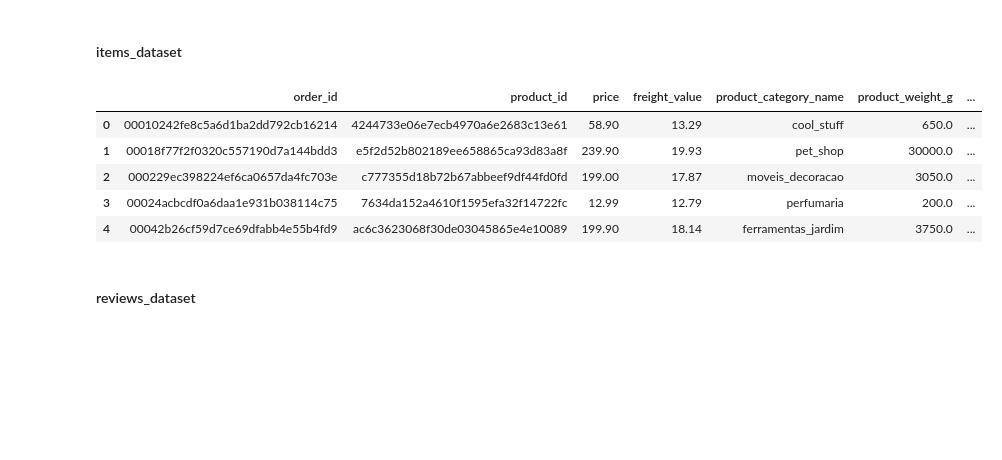
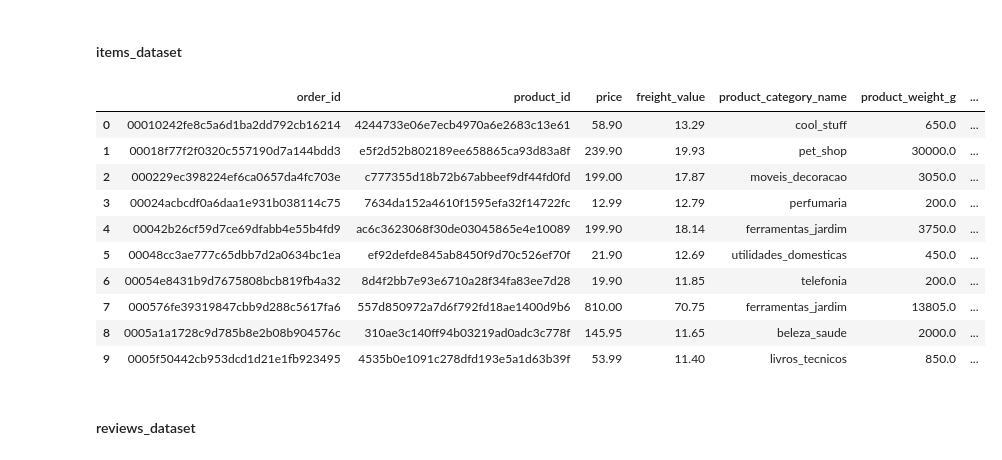
Before and after one commit to felipepitta/PUC_Brazilian_Ecommerce, a Jupyter notebook: Code_Brazilian_Ecommerce.ipynb, the cells around one changed output. Saved outputs shown, nothing was run; the diff lists cells and outputs as text; code cells hidden in the pictures; blank space fills up the shorter version.

```diff
--- a/Code_Brazilian_Ecommerce.ipynb
+++ b/Code_Brazilian_Ecommerce.ipynb
@@ -220,22 +236,27 @@ products_trat.head()
 # %%
 # Dropar colunas
 items_trat = items.drop(['order_item_id', 'shipping_limit_date', 'seller_id'], axis=1)
 
 # Join com produtos
 items_trat = items_trat.merge(products_trat, left_on='product_id', right_on='product_id', how='left')
 
 # Remover duplicatas
 items_trat = items_trat.drop_duplicates()
 
 # Exibir df
-items_trat.head()
+items_trat.head(10)
 # %% [output]
 |  | order_id | product_id | price | freight_value | product_category_name | product_weight_g | ... |
 | 0 | 00010242fe8c5a6d1ba2dd792cb16214 | 4244733e06e7ecb4970a6e2683c13e61 | 58.90 | 13.29 | cool_stuff | 650.0 | ... |
 | 1 | 00018f77f2f0320c557190d7a144bdd3 | e5f2d52b802189ee658865ca93d83a8f | 239.90 | 19.93 | pet_shop | 30000.0 | ... |
 | 2 | 000229ec398224ef6ca0657da4fc703e | c777355d18b72b67abbeef9df44fd0fd | 199.00 | 17.87 | moveis_decoracao | 3050.0 | ... |
 | 3 | 00024acbcdf0a6daa1e931b038114c75 | 7634da152a4610f1595efa32f14722fc | 12.99 | 12.79 | perfumaria | 200.0 | ... |
 | 4 | 00042b26cf59d7ce69dfabb4e55b4fd9 | ac6c3623068f30de03045865e4e10089 | 199.90 | 18.14 | ferramentas_jardim | 3750.0 | ... |
+| 5 | 00048cc3ae777c65dbb7d2a0634bc1ea | ef92defde845ab8450f9d70c526ef70f | 21.90 | 12.69 | utilidades_domesticas | 450.0 | ... |
+| 6 | 00054e8431b9d7675808bcb819fb4a32 | 8d4f2bb7e93e6710a28f34fa83ee7d28 | 19.90 | 11.85 | telefonia | 200.0 | ... |
+| 7 | 000576fe39319847cbb9d288c5617fa6 | 557d850972a7d6f792fd18ae1400d9b6 | 810.00 | 70.75 | ferramentas_jardim | 13805.0 | ... |
+| 8 | 0005a1a1728c9d785b8e2b08b904576c | 310ae3c140ff94b03219ad0adc3c778f | 145.95 | 11.65 | beleza_saude | 2000.0 | ... |
+| 9 | 0005f50442cb953dcd1d21e1fb923495 | 4535b0e1091c278dfd193e5a1d63b39f | 53.99 | 11.40 | livros_tecnicos | 850.0 | ... |
 # %% [markdown]
 #### reviews_dataset
 # %%
```
Also changed, not shown: parts of 24 cells of this notebook.
